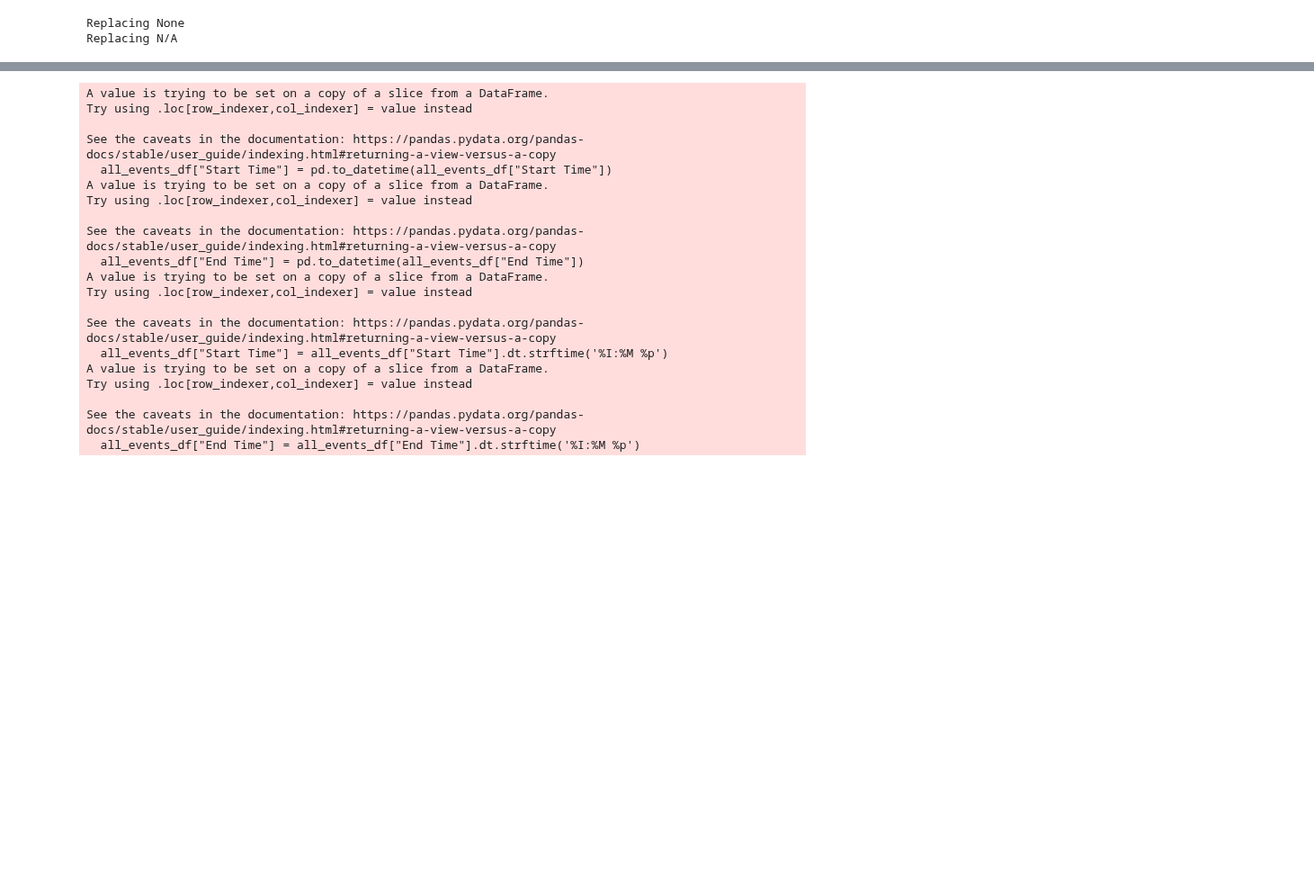
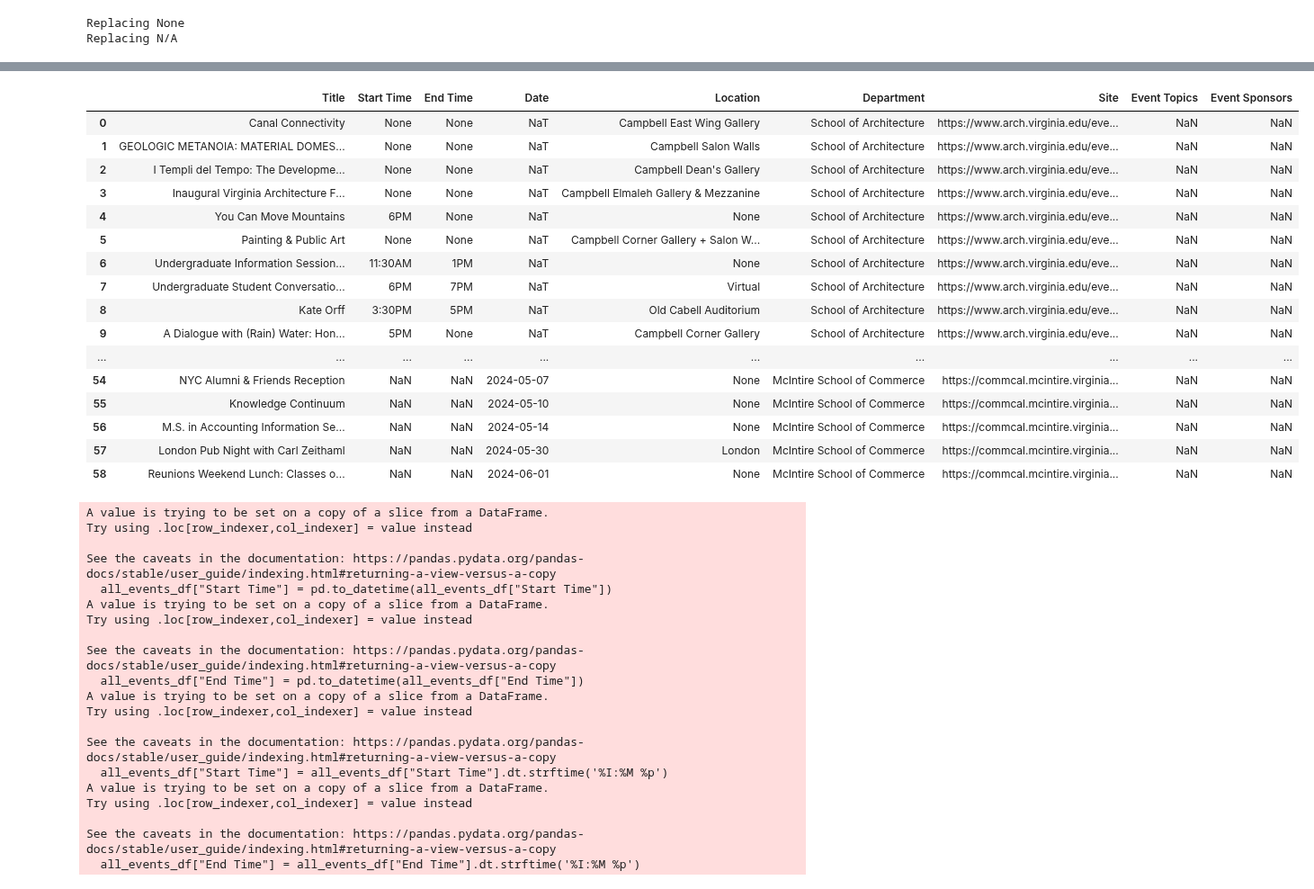
Before and after one commit to alzox/html2ai2json, a Jupyter notebook: pipeline_development.ipynb, the cells around one changed output, grey strips where cells are left out. Shown at 90% size. Saved outputs shown, nothing was run; the diff lists cells and outputs as text; code cells hidden in the pictures; blank space fills up the shorter version.

```diff
--- a/pipeline_development.ipynb
+++ b/pipeline_development.ipynb
@@ -487,4 +488,24 @@ Total Events 83
 Discarded Events 59
+# %%
+nan_df
+# %% [output]
+|  | Title | Start Time | End Time | Date | Location | Department | Site | Event Topics | Event Sponsors |
+| 0 | Canal Connectivity | None | None | NaT | Campbell East Wing Gallery | School of Architecture | https://www.arch.virginia.edu/eve... | NaN | NaN |
+| 1 | GEOLOGIC METANOIA: MATERIAL DOMES... | None | None | NaT | Campbell Salon Walls | School of Architecture | https://www.arch.virginia.edu/eve... | NaN | NaN |
+| 2 | I Templi del Tempo: The Developme... | None | None | NaT | Campbell Dean's Gallery | School of Architecture | https://www.arch.virginia.edu/eve... | NaN | NaN |
+| 3 | Inaugural Virginia Architecture F... | None | None | NaT | Campbell Elmaleh Gallery & Mezzanine | School of Architecture | https://www.arch.virginia.edu/eve... | NaN | NaN |
+| 4 | You Can Move Mountains | 6PM | None | NaT | None | School of Architecture | https://www.arch.virginia.edu/eve... | NaN | NaN |
+| 5 | Painting & Public Art | None | None | NaT | Campbell Corner Gallery + Salon W... | School of Architecture | https://www.arch.virginia.edu/eve... | NaN | NaN |
+| 6 | Undergraduate Information Session... | 11:30AM | 1PM | NaT | None | School of Architecture | https://www.arch.virginia.edu/eve... | NaN | NaN |
+| 7 | Undergraduate Student Conversatio... | 6PM | 7PM | NaT | Virtual | School of Architecture | https://www.arch.virginia.edu/eve... | NaN | NaN |
+| 8 | Kate Orff | 3:30PM | 5PM | NaT | Old Cabell Auditorium | School of Architecture | https://www.arch.virginia.edu/eve... | NaN | NaN |
+| 9 | A Dialogue with (Rain) Water: Hon... | 5PM | None | NaT | Campbell Corner Gallery | School of Architecture | https://www.arch.virginia.edu/eve... | NaN | NaN |
+| ... | ... | ... | ... | ... | ... | ... | ... | ... | ... |
+| 54 | NYC Alumni & Friends Reception | NaN | NaN | 2024-05-07 | None | McIntire School of Commerce | https://commcal.mcintire.virginia... | NaN | NaN |
+| 55 | Knowledge Continuum | NaN | NaN | 2024-05-10 | None | McIntire School of Commerce | https://commcal.mcintire.virginia... | NaN | NaN |
+| 56 | M.S. in Accounting Information Se... | NaN | NaN | 2024-05-14 | None | McIntire School of Commerce | https://commcal.mcintire.virginia... | NaN | NaN |
+| 57 | London Pub Night with Carl Zeithaml | NaN | NaN | 2024-05-30 | London | McIntire School of Commerce | https://commcal.mcintire.virginia... | NaN | NaN |
+| 58 | Reunions Weekend Lunch: Classes o... | NaN | NaN | 2024-06-01 | None | McIntire School of Commerce | https://commcal.mcintire.virginia... | NaN | NaN |
 # %%
 missing_end_time_rows = all_events_df["End Time"].isna()
 new_end_time_values = all_events_df.loc[missing_end_time_rows, "Start Time"] - datetime.timedelta(hours=1)
```
Also changed, not shown: parts of 3 cells of this notebook, 2 other files.
